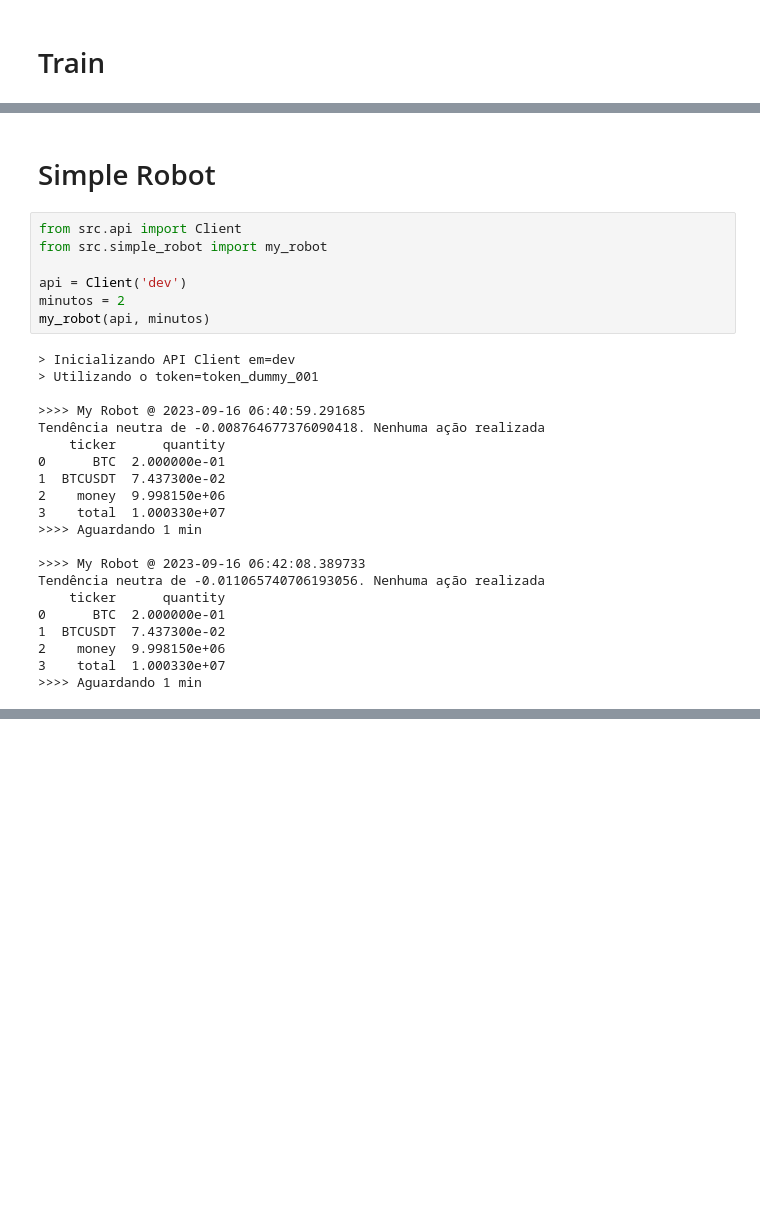
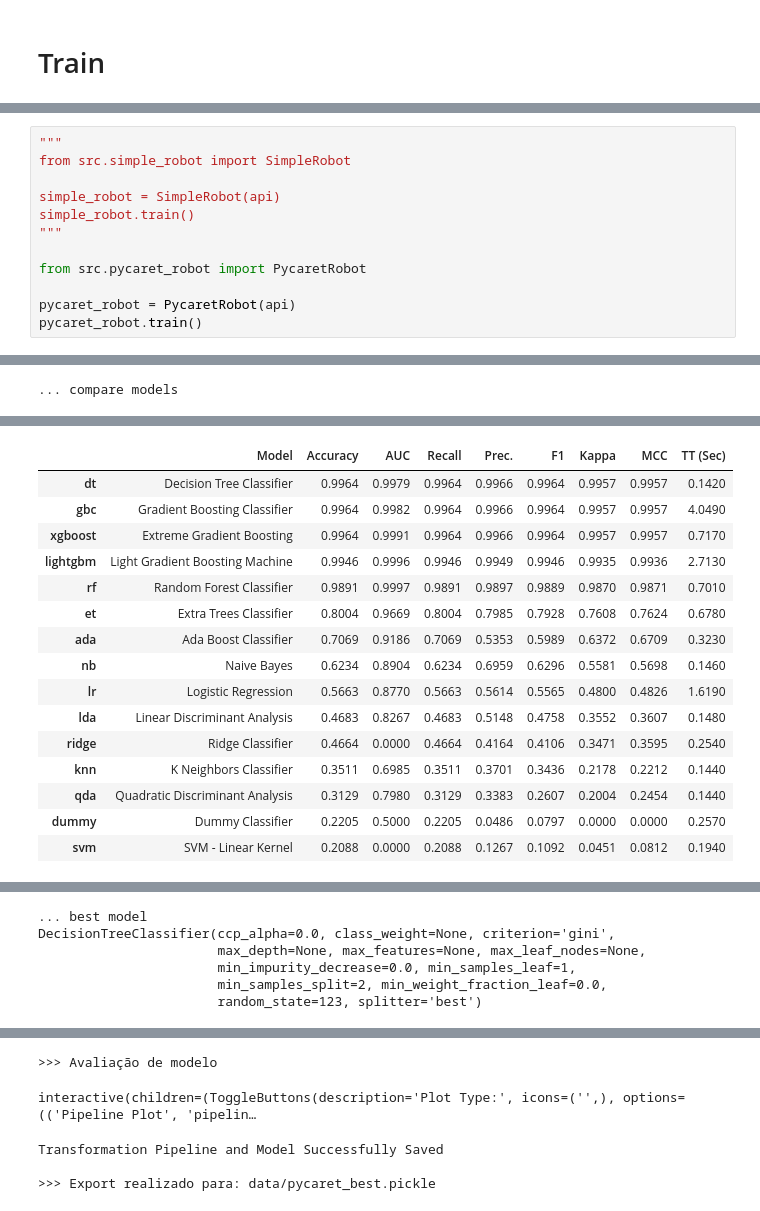
Before and after one commit to felipedmz/oraculus, a Jupyter notebook: main.ipynb, the cells around one changed output, grey strips where cells are left out. Saved outputs shown, nothing was run; the diff lists cells and outputs as text; blank space fills up the shorter version.

```diff
--- a/main.ipynb
+++ b/main.ipynb
@@ -182,30 +104,13 @@ Export realizado para: data/model_dummy.pickle
-# %% [markdown]
-# Simple Robot
-# %%
-from src.api import Client
-from src.simple_robot import my_robot
-
-api = Client('dev')
-minutos = 2
-my_robot(api, minutos)
-# %% [output]
-> Inicializando API Client em=dev
-> Utilizando o token=token_dummy_001
-
->>>> My Robot @ 2023-09-16 06:40:59.291685
-Tendência neutra de -0.008764677376090418. Nenhuma ação realizada
-    ticker      quantity
-0      BTC  2.000000e-01
-1  BTCUSDT  7.437300e-02
-2    money  9.998150e+06
-3    total  1.000330e+07
->>>> Aguardando 1 min
-
->>>> My Robot @ 2023-09-16 06:42:08.389733
-Tendência neutra de -0.011065740706193056. Nenhuma ação realizada
-    ticker      quantity
-0      BTC  2.000000e-01
-1  BTCUSDT  7.437300e-02
-2    money  9.998150e+06
-3    total  1.000330e+07
->>>> Aguardando 1 min
+# %%
+"""
+from src.simple_robot import SimpleRobot
+
+simple_robot = SimpleRobot(api)
+simple_robot.train()
+"""
+
+from src.pycaret_robot import PycaretRobot
+
+pycaret_robot = PycaretRobot(api)
+pycaret_robot.train()
+# %% [output]
@@ -211,0 +151 @@ Tendência neutra de -0.011065740706193056. Nenhuma ação realizada
+... compare models
@@ -211,0 +153,16 @@ Tendência neutra de -0.011065740706193056. Nenhuma ação realizada
+|  | Model | Accuracy | AUC | Recall | Prec. | F1 | Kappa | MCC | TT (Sec) |
+| dt | Decision Tree Classifier | 0.9964 | 0.9979 | 0.9964 | 0.9966 | 0.9964 | 0.9957 | 0.9957 | 0.1420 |
+| gbc | Gradient Boosting Classifier | 0.9964 | 0.9982 | 0.9964 | 0.9966 | 0.9964 | 0.9957 | 0.9957 | 4.0490 |
+| xgboost | Extreme Gradient Boosting | 0.9964 | 0.9991 | 0.9964 | 0.9966 | 0.9964 | 0.9957 | 0.9957 | 0.7170 |
+| lightgbm | Light Gradient Boosting Machine | 0.9946 | 0.9996 | 0.9946 | 0.9949 | 0.9946 | 0.9935 | 0.9936 | 2.7130 |
+| rf | Random Forest Classifier | 0.9891 | 0.9997 | 0.9891 | 0.9897 | 0.9889 | 0.9870 | 0.9871 | 0.7010 |
+| et | Extra Trees Classifier | 0.8004 | 0.9669 | 0.8004 | 0.7985 | 0.7928 | 0.7608 | 0.7624 | 0.6780 |
+| ada | Ada Boost Classifier | 0.7069 | 0.9186 | 0.7069 | 0.5353 | 0.5989 | 0.6372 | 0.6709 | 0.3230 |
+| nb | Naive Bayes | 0.6234 | 0.8904 | 0.6234 | 0.6959 | 0.6296 | 0.5581 | 0.5698 | 0.1460 |
+| lr | Logistic Regression | 0.5663 | 0.8770 | 0.5663 | 0.5614 | 0.5565 | 0.4800 | 0.4826 | 1.6190 |
+| lda | Linear Discriminant Analysis | 0.4683 | 0.8267 | 0.4683 | 0.5148 | 0.4758 | 0.3552 | 0.3607 | 0.1480 |
+| ridge | Ridge Classifier | 0.4664 | 0.0000 | 0.4664 | 0.4164 | 0.4106 | 0.3471 | 0.3595 | 0.2540 |
+| knn | K Neighbors Classifier | 0.3511 | 0.6985 | 0.3511 | 0.3701 | 0.3436 | 0.2178 | 0.2212 | 0.1440 |
+| qda | Quadratic Discriminant Analysis | 0.3129 | 0.7980 | 0.3129 | 0.3383 | 0.2607 | 0.2004 | 0.2454 | 0.1440 |
+| dummy | Dummy Classifier | 0.2205 | 0.5000 | 0.2205 | 0.0486 | 0.0797 | 0.0000 | 0.0000 | 0.2570 |
+| svm | SVM - Linear Kernel | 0.2088 | 0.0000 | 0.2088 | 0.1267 | 0.1092 | 0.0451 | 0.0812 | 0.1940 |
@@ -211,0 +170,6 @@ Tendência neutra de -0.011065740706193056. Nenhuma ação realizada
+... best model
+DecisionTreeClassifier(ccp_alpha=0.0, class_weight=None, criterion='gini',
+                       max_depth=None, max_features=None, max_leaf_nodes=None,
+                       min_impurity_decrease=0.0, min_samples_leaf=1,
+                       min_samples_split=2, min_weight_fraction_leaf=0.0,
+                       random_state=123, splitter='best')
@@ -211,0 +192,5 @@ Tendência neutra de -0.011065740706193056. Nenhuma ação realizada
+>>> Avaliação de modelo
+interactive(children=(ToggleButtons(description='Plot Type:', icons=('',), options=(('Pipeline Plot', 'pipelin…
+Transformation Pipeline and Model Successfully Saved
+
+>>> Export realizado para: data/pycaret_best.pickle
```
Also changed, not shown: parts of 10 cells of this notebook.
